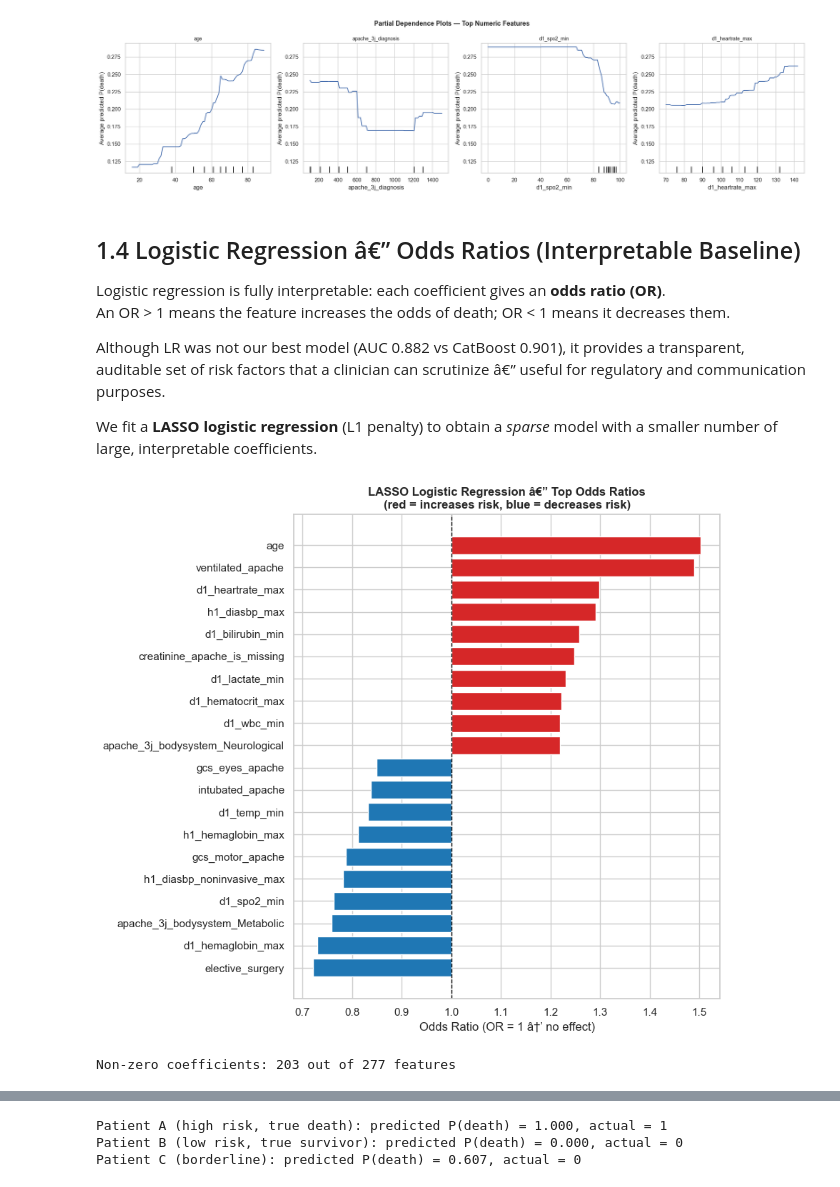
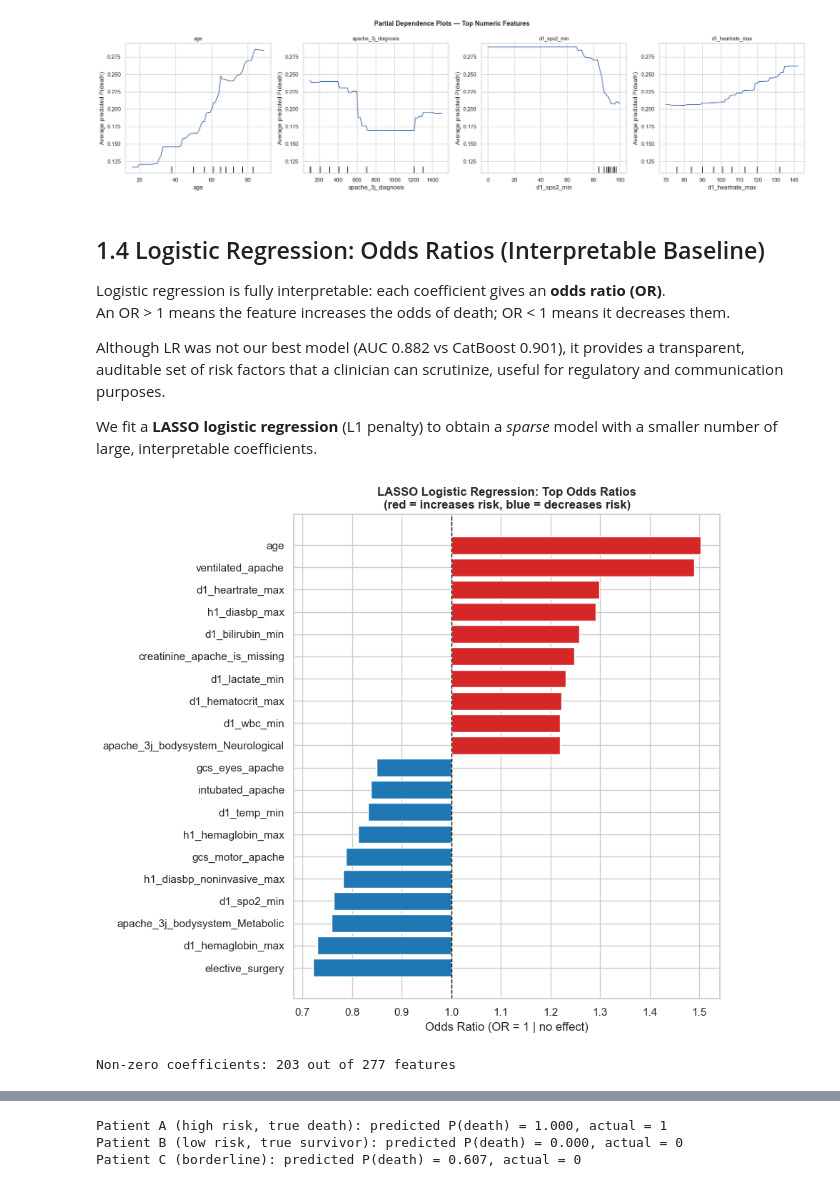
Before and after one commit to SwaneGhost/MedicalRiskModel, a Jupyter notebook: notebooks/03_meeting3.ipynb, the cells around one changed output, grey strips where cells are left out. Saved outputs shown, nothing was run; the diff lists cells and outputs as text; code cells hidden in the pictures.

```diff
--- a/notebooks/03_meeting3.ipynb
+++ b/notebooks/03_meeting3.ipynb
@@ -305,12 +303,12 @@ plt.show()
 # %% [output]
 [figure]
 # %% [markdown]
-## 1.4 Logistic Regression â€” Odds Ratios (Interpretable Baseline)
+## 1.4 Logistic Regression: Odds Ratios (Interpretable Baseline)
 
 Logistic regression is fully interpretable: each coefficient gives an **odds ratio (OR)**.
 An OR > 1 means the feature increases the odds of death; OR < 1 means it decreases them.
 
-Although LR was not our best model (AUC 0.882 vs CatBoost 0.901), it provides a transparent, auditable set of risk factors that a clinician can scrutinize â€” useful for regulatory and communication purposes.
+Although LR was not our best model (AUC 0.882 vs CatBoost 0.901), it provides a transparent, auditable set of risk factors that a clinician can scrutinize, useful for regulatory and communication purposes.
 
 We fit a **LASSO logistic regression** (L1 penalty) to obtain a *sparse* model with a smaller number of large, interpretable coefficients.
 # %%
@@ -319,36 +317,36 @@ TOP_N_OR = 20
 lasso_lr = Pipeline([
     ('scaler', StandardScaler()),
     ('classifier', LogisticRegression(
         penalty='l1', solver='liblinear', C=0.1,
         max_iter=1000, random_state=RANDOM_STATE, class_weight='balanced'
     ))
 ])
 lasso_lr.fit(X_eval, y_eval)
 
 coef      = lasso_lr.named_steps['classifier'].coef_[0]
 odds_df   = pd.DataFrame({'feature': feature_names, 'log_odds': coef})
 odds_df   = odds_df[odds_df['log_odds'] != 0].copy()
 odds_df['odds_ratio'] = np.exp(odds_df['log_odds'])
 odds_df   = odds_df.reindex(odds_df['odds_ratio'].abs().sort_values(ascending=False).index)
 top_or    = pd.concat([
     odds_df[odds_df['odds_ratio'] > 1].head(TOP_N_OR // 2),
     odds_df[odds_df['odds_ratio'] < 1].tail(TOP_N_OR // 2)
 ]).sort_values('odds_ratio')
 
 colors = ['#d62728' if v > 1 else '#1f77b4' for v in top_or['odds_ratio']]
 
 fig, ax = plt.subplots(figsize=(9, 8))
 ax.barh(top_or['feature'], top_or['odds_ratio'] - 1, color=colors, left=1)
 ax.axvline(1, color='black', linewidth=1, linestyle='--')
-ax.set_xlabel('Odds Ratio (OR = 1 â†’ no effect)')
-ax.set_title('LASSO Logistic Regression â€” Top Odds Ratios\n(red = increases risk, blue = decreases risk)',
+ax.set_xlabel('Odds Ratio (OR = 1 | no effect)')
+ax.set_title('LASSO Logistic Regression: Top Odds Ratios\n(red = increases risk, blue = decreases risk)',
              fontsize=12, fontweight='bold')
 plt.tight_layout()
 plt.show()
 
 print(f"Non-zero coefficients: {len(odds_df)} out of {len(feature_names)} features")
 # %% [output]
-[figure, old version]
+[figure, new version]
 Non-zero coefficients: 203 out of 277 features
 # %% [markdown]
 ---
```
Also changed, not shown: parts of 21 cells of this notebook, 2 other files.
